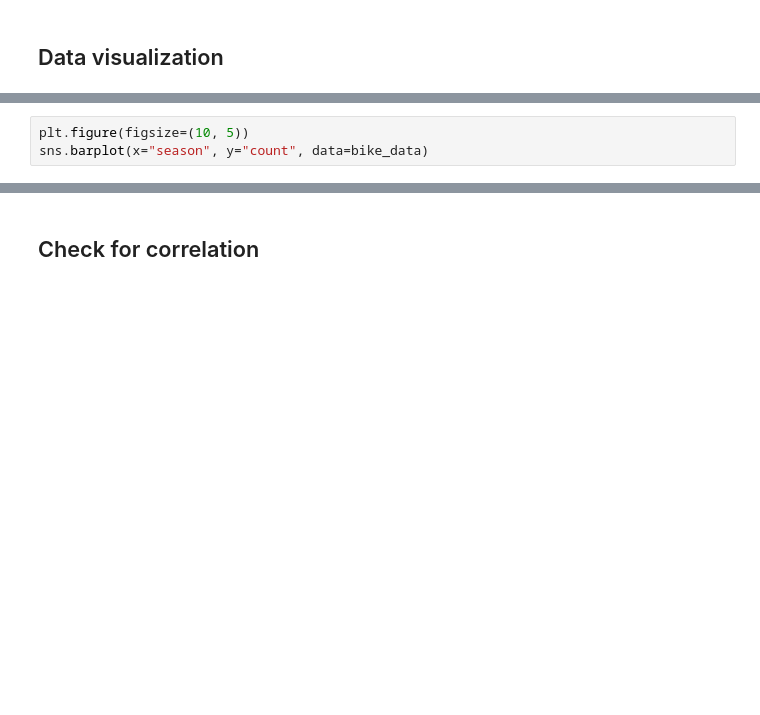
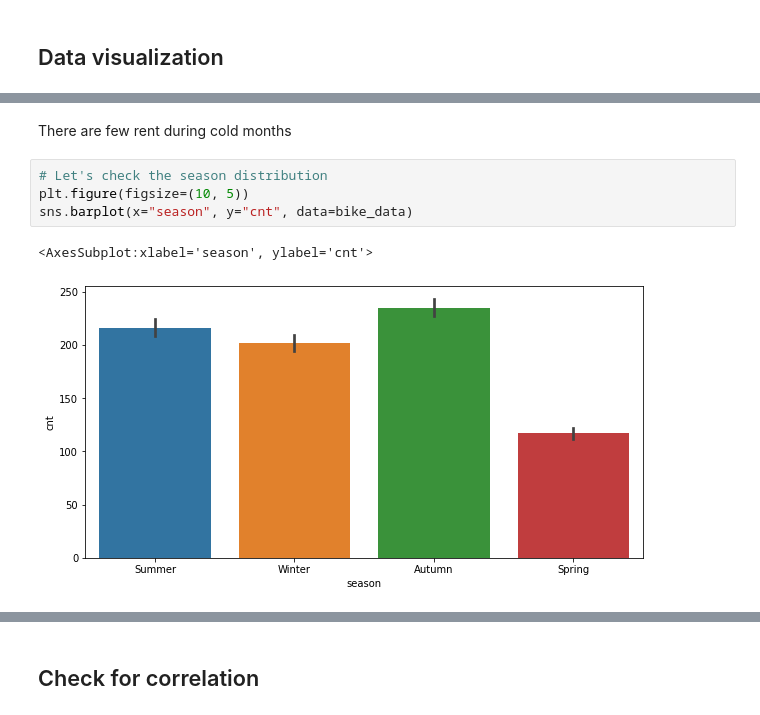
Before and after one commit to vspara/bike-sharing, a Jupyter notebook: bike_sharing.ipynb, the cells around one changed output, grey strips where cells are left out. Cells and saved outputs as stored; diff of their text form; blank space fills up the shorter version.

```diff
--- a/bike_sharing.ipynb
+++ b/bike_sharing.ipynb
@@ -101,3 +167,9 @@ sns.barplot(x="month", y="count", data=bike_data)
+# %% [markdown]
+There are few rent during cold months
 # %%
+# Let's check the season distribution
 plt.figure(figsize=(10, 5))
-sns.barplot(x="season", y="count", data=bike_data)
+sns.barplot(x="season", y="cnt", data=bike_data)
+# %% [output]
+<AxesSubplot:xlabel='season', ylabel='cnt'>
+[figure, added]
```
Also changed, not shown: parts of 99 cells of this notebook, 1 other file.
